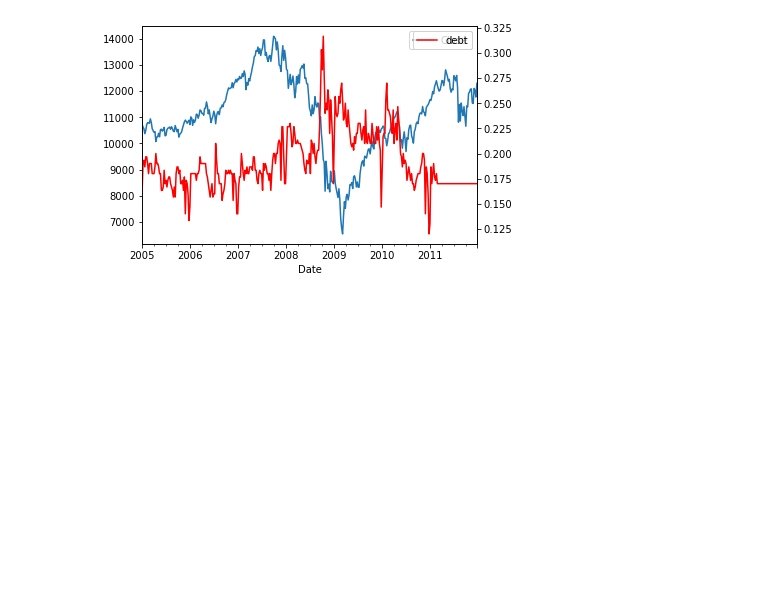
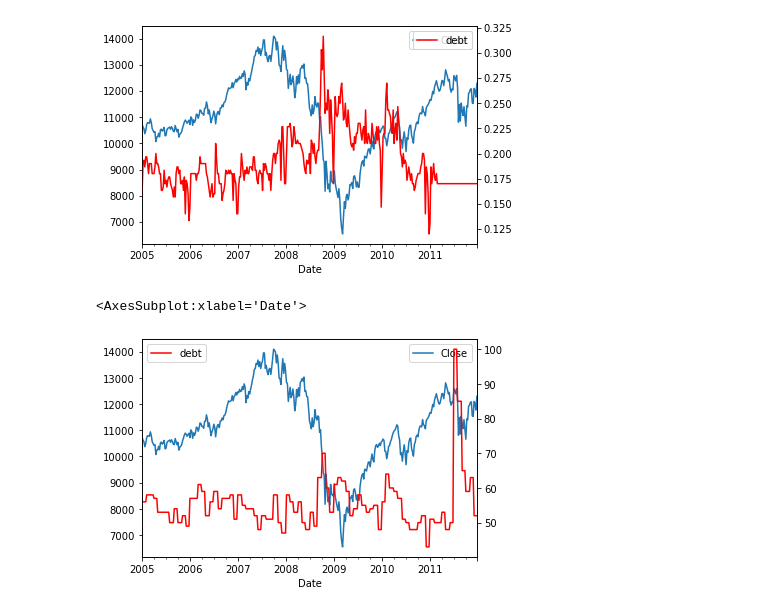
Before and after one commit to edwinriospzn/TradHW02, a Jupyter notebook: THomework2_V01.ipynb, the cells around one changed output. Cells and saved outputs as stored; diff of their text form; code cells hidden in the pictures; blank space fills up the shorter version.

Commit message:
221002Sunday 11_58 plot

```diff
--- a/THomework2_V01.ipynb
+++ b/THomework2_V01.ipynb
@@ -126,0 +114,24 @@ Cnsl_db2.plot('Date','debt',ax=ax1, color='r')
+# %%
+Google_trends = (Google_trends.set_index('Mes')
+      .reindex(pd.date_range(Stardate-timedelta(weeks=1), Enddate, freq='D'))
+      .rename_axis(['Mes'])
+      .fillna(method='ffill')
+      .dropna()
+      .reset_index())
+# %%
+Cnsl_db_Gtr = pd.merge(Close_DJ_data, Google_trends, how='inner', left_on = 'Date', right_on='Mes')
+# %%
+Cnsl_db_Gtr=Cnsl_db_Gtr.loc[Cnsl_db_Gtr['Date']>=Stardate+timedelta(days=2)]
+# %%
+Cnsl_db_Gtr2 = (Cnsl_db_Gtr.set_index('Date')
+      .reindex(pd.date_range(Stardate+timedelta(days=2), Enddate, freq='W-MON'))
+      .rename_axis(['Date'])
+      .dropna()
+      .reset_index())
+# %%
+ax = Cnsl_db_Gtr2.plot('Date','Close')
+ax1 = ax.twinx()
+Cnsl_db_Gtr2.plot('Date','debt',ax=ax1, color='r')
+# %% [output]
+<AxesSubplot:xlabel='Date'>
+[figure, added]
```
Also changed, not shown: parts of 2 cells of this notebook, 2 other files.
